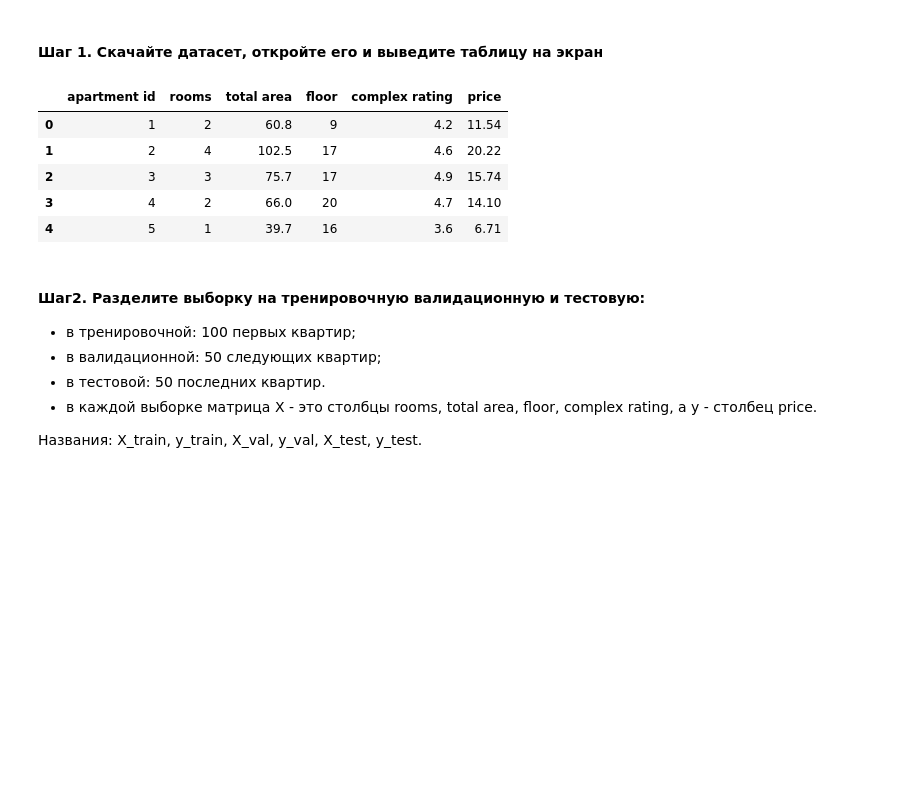
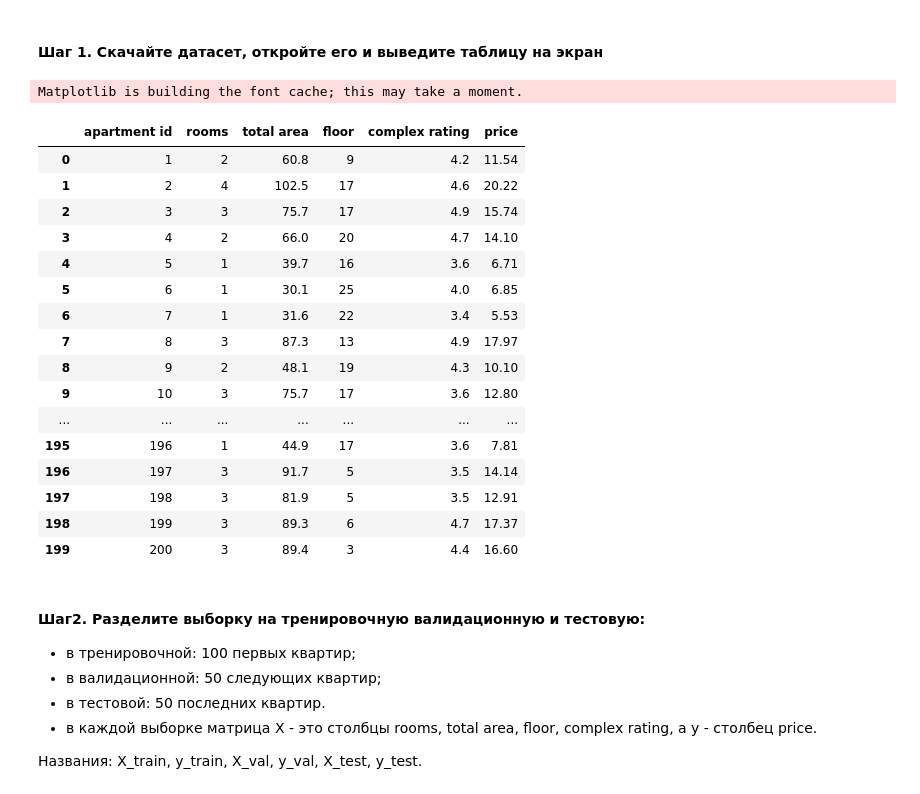
Before and after one commit to kemarrik/PML, a Jupyter notebook: dz1/homework_1_ridgereg.ipynb, the cells around one changed output. Cells and saved outputs as stored; diff of their text form; code cells hidden in the pictures; blank space fills up the shorter version.

```diff
--- a/dz1/homework_1_ridgereg.ipynb
+++ b/dz1/homework_1_ridgereg.ipynb
@@ -15,18 +15,32 @@
 # %% [markdown]
 #### Шаг 1. Скачайте датасет, откройте его и выведите таблицу на экран
 # %%
-# Ваш код
+import numpy as np
 import pandas as pd
+import matplotlib.pyplot as plt
 
-df = pd.read_csv("apartment_dataset.csv")
-df.head()
+pd.set_option("display.max_rows", 200)
+data = pd.read_csv("apartment_dataset.csv")
+display(data)
 # %% [output]
+Matplotlib is building the font cache; this may take a moment.
 |  | apartment id | rooms | total area | floor | complex rating | price |
 | 0 | 1 | 2 | 60.8 | 9 | 4.2 | 11.54 |
 | 1 | 2 | 4 | 102.5 | 17 | 4.6 | 20.22 |
 | 2 | 3 | 3 | 75.7 | 17 | 4.9 | 15.74 |
 | 3 | 4 | 2 | 66.0 | 20 | 4.7 | 14.10 |
 | 4 | 5 | 1 | 39.7 | 16 | 3.6 | 6.71 |
+| 5 | 6 | 1 | 30.1 | 25 | 4.0 | 6.85 |
+| 6 | 7 | 1 | 31.6 | 22 | 3.4 | 5.53 |
+| 7 | 8 | 3 | 87.3 | 13 | 4.9 | 17.97 |
+| 8 | 9 | 2 | 48.1 | 19 | 4.3 | 10.10 |
+| 9 | 10 | 3 | 75.7 | 17 | 3.6 | 12.80 |
+| ... | ... | ... | ... | ... | ... | ... |
+| 195 | 196 | 1 | 44.9 | 17 | 3.6 | 7.81 |
+| 196 | 197 | 3 | 91.7 | 5 | 3.5 | 14.14 |
+| 197 | 198 | 3 | 81.9 | 5 | 3.5 | 12.91 |
+| 198 | 199 | 3 | 89.3 | 6 | 4.7 | 17.37 |
+| 199 | 200 | 3 | 89.4 | 3 | 4.4 | 16.60 |
 # %% [markdown]
 #### Шаг2. Разделите выборку на тренировочную валидационную и тестовую:
 * в тренировочной: 100 первых квартир;
```
Also changed, not shown: parts of 7 cells of this notebook, 11 other files.
